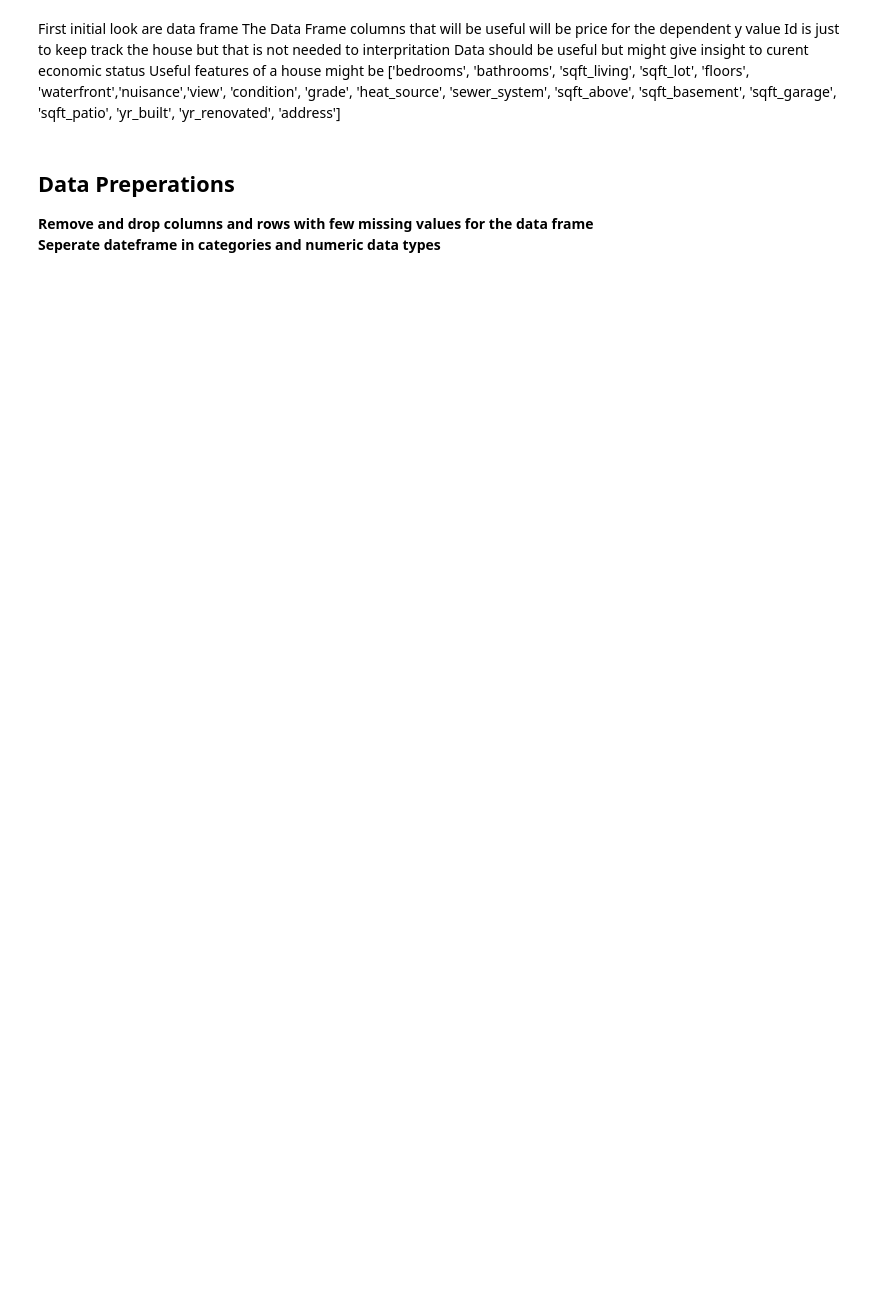
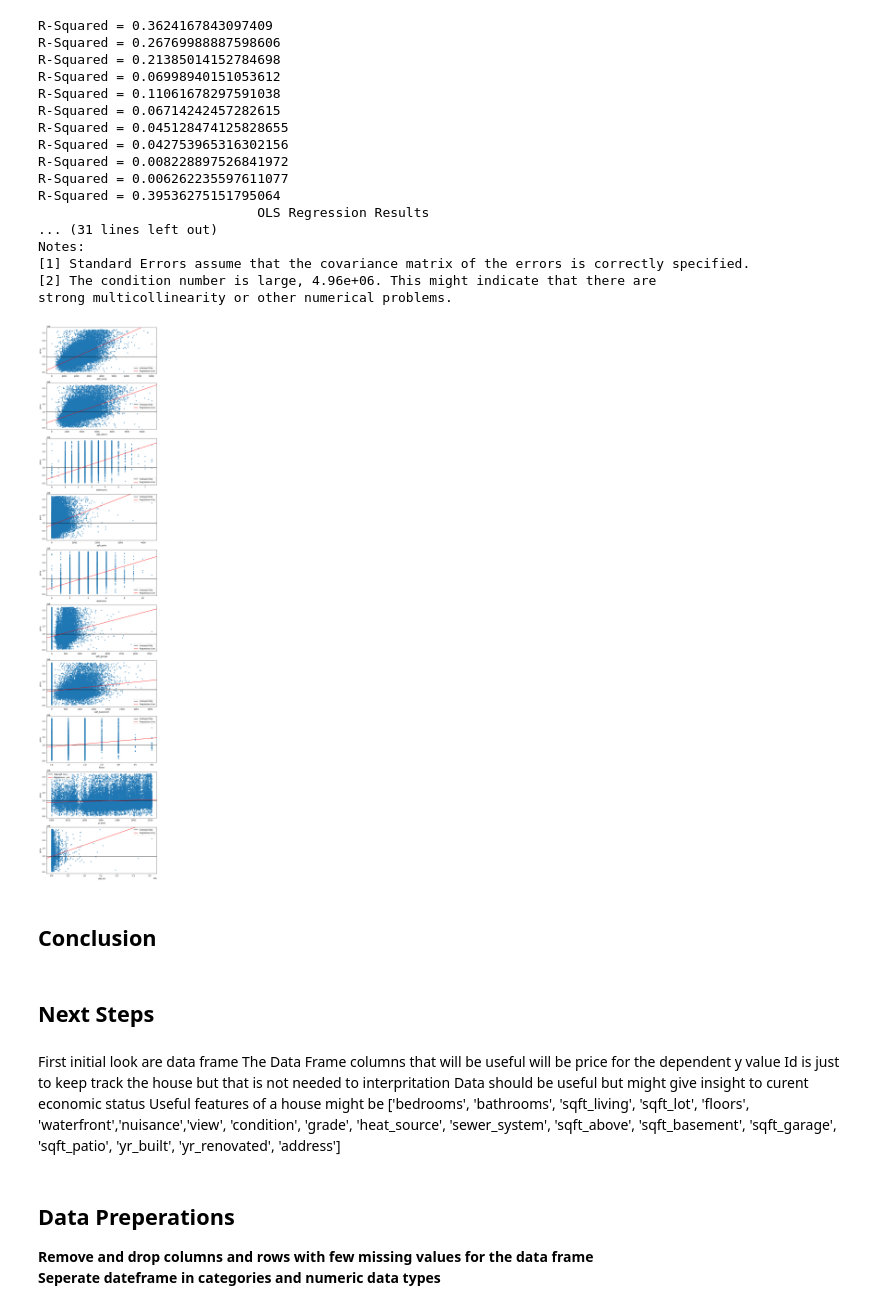
Before and after one commit to Tommyphung1/King-County-Feature-Regression, a Jupyter notebook: notebook.ipynb, the cells around one changed output. Cells and saved outputs as stored; diff of their text form; code cells hidden in the pictures; blank space fills up the shorter version.

```diff
--- a/notebook.ipynb
+++ b/notebook.ipynb
@@ -6,3 +145,42 @@ df = pd.read_csv('dsc-phase-2-project-v2-5-main/data/kc_house_data.csv')
+# %%
+index = 0
+models = {}
+fig, ax = plt.subplots(len(used_columns), figsize = (10,50))
+for column in used_columns:
+    models[column] = (helpers.dp.create_model(df_prepped, column, 'price'))
+    print('R-Squared = {}'.format(models[column][1].rsquared))
+    df_prepped.plot.scatter(column, 'price', ax = ax[index], alpha = .5)
+    ax[index].axhline(df_prepped['price'].mean(), c = 'black', label = 'Intecept Only' )
+    sm.graphics.abline_plot(model_results= models[column][1] ,label = 'Regression Line', ax = ax[index], c = 'r')
+    ax[index].legend()
+    index += 1
+
+all_model, all_results = helpers.dp.create_model(df_prepped, used_columns, 'price')
+print('R-Squared = {}'.format(all_results.rsquared))
+print(all_results.summary())
+# %% [output]
+R-Squared = 0.3624167843097409
+R-Squared = 0.26769988887598606
+R-Squared = 0.21385014152784698
+R-Squared = 0.06998940151053612
+R-Squared = 0.11061678297591038
+R-Squared = 0.06714242457282615
+R-Squared = 0.045128474125828655
+R-Squared = 0.042753965316302156
+R-Squared = 0.008228897526841972
+R-Squared = 0.006262235597611077
+R-Squared = 0.39536275151795064
+                            OLS Regression Results
+... (31 lines left out)
+Notes:
+[1] Standard Errors assume that the covariance matrix of the errors is correctly specified.
+[2] The condition number is large, 4.96e+06. This might indicate that there are
+strong multicollinearity or other numerical problems.
+[figure, added]
+# %% [markdown]
+## Conclusion
+# %% [markdown]
+## Next Steps
 # %% [markdown]
 First initial look are data frame
 The Data Frame columns that will be useful will be price for the dependent y value
```
Also changed, not shown: parts of 17 cells of this notebook, 3 other files.
